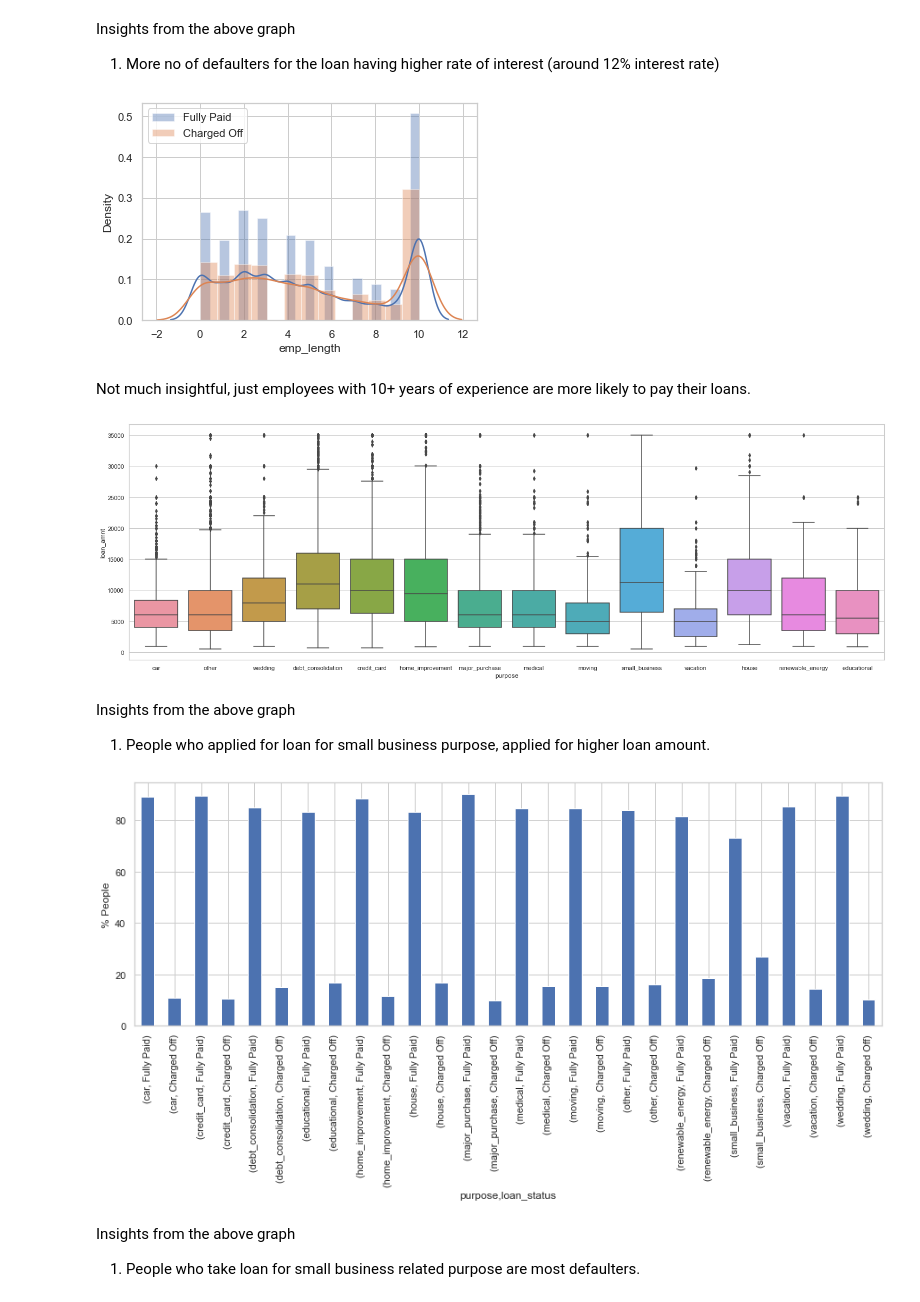
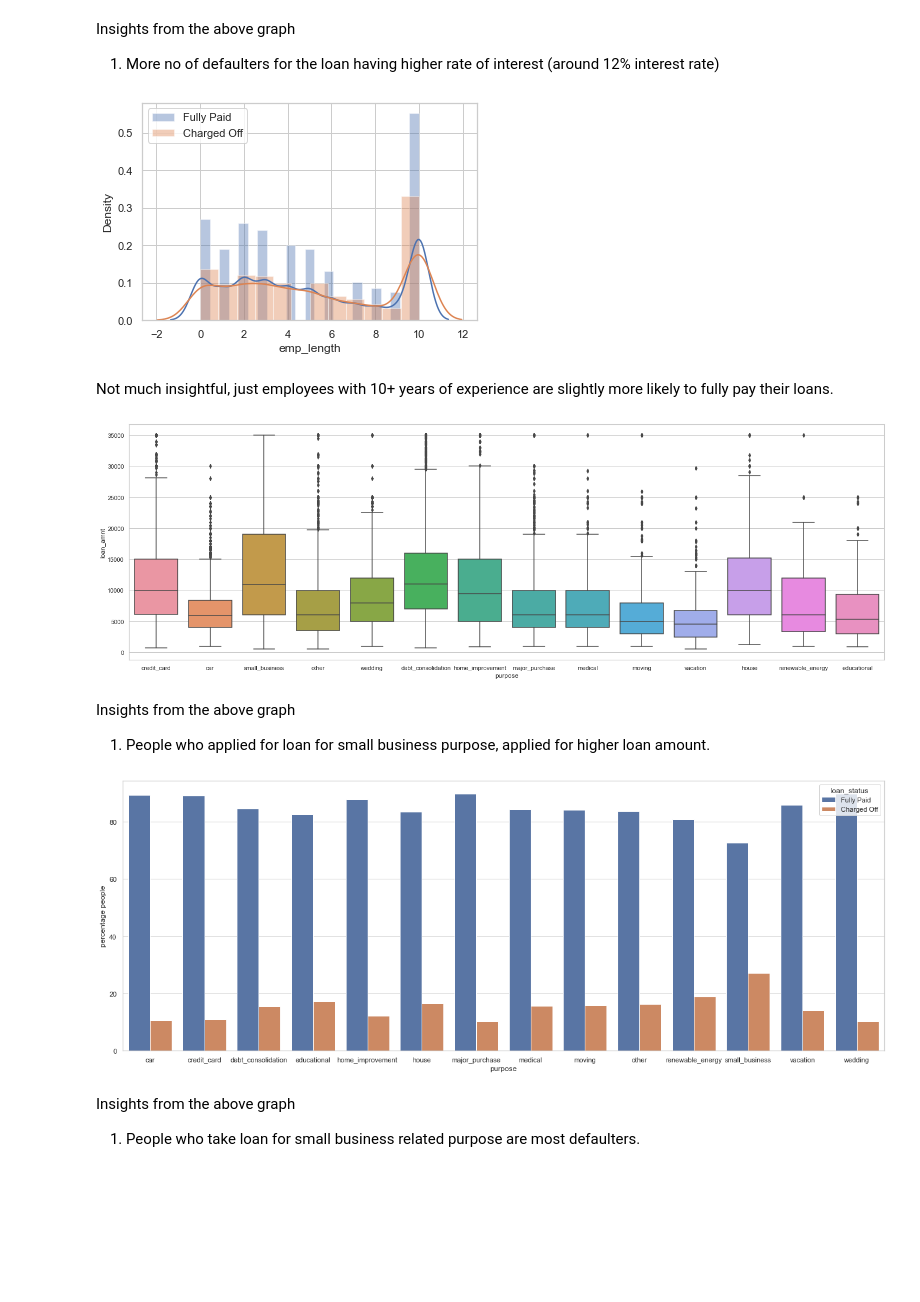
Before and after one commit to Harshulagarwal/LendingClubCaseStudy, a Jupyter notebook: LENDING_CLUB_CASE_STUDY.ipynb, the cells around one changed output. Drawn from its saved outputs; the diff is of its cells as text; code cells hidden in the pictures; blank space fills up the shorter version.

```diff
--- a/LENDING_CLUB_CASE_STUDY.ipynb
+++ b/LENDING_CLUB_CASE_STUDY.ipynb
@@ -218,7 +218,7 @@ Index(['id', 'member_id', 'loan_amnt', 'funded_amnt', 'funded_amnt_inv',
 loan = loan.drop(['delinq_2yrs', 'inq_last_6mths', 'open_acc','pub_rec', 'revol_bal', 'revol_util', 'total_acc', 'out_prncp',
                   'out_prncp_inv', 'total_pymnt', 'total_pymnt_inv', 'total_rec_prncp', 'total_rec_int', 'total_rec_late_fee',
                   'recoveries', 'collection_recovery_fee', 'last_pymnt_d', 'last_pymnt_amnt', 'last_credit_pull_d','collections_12_mths_ex_med', 'chargeoff_within_12_mths', 'tax_liens','id', 'member_id',
-                                 'url', 'desc', 'zip_code','pub_rec_bankruptcies','earliest_cr_line'
+                                 'url', 'desc', 'zip_code','pub_rec_bankruptcies','earliest_cr_line','title'
                  ], axis = 1)
 # %%
 #  removing columns 'funded_amnt', 'funded_amnt_inv' since they are processed after lending club analysis so unnecessary wrt to our analysis
@@ -297,6 +287,8 @@ freq          131
 Name: emp_title, dtype: object
 # %% [markdown]
 Can impute emp_title column with mode since it has a categorical values. Thus 'US ARMY' can be used to impute NAN values.
+# %%
+loan['emp_title'].fillna(loan['emp_title'].mode()[0], inplace = True)
 # %%
 loan['emp_length'].describe()
 # %% [output]
@@ -307,3 +299,5 @@ freq           8488
 Name: emp_length, dtype: object
 # %% [markdown]
 Can impute emp_length column with mode since it has a categorical values. Thus '10+ years' can be used to impute NAN values.
+# %%
+loan['emp_length'].fillna(loan['emp_length'].mode()[0], inplace = True)
@@ -322,7 +336,2 @@ max          3.000000
 dtype: float64
-# %%
-# Removing rows where title, employee title, employee length are NAN.
-loan = loan[~loan['title'].isnull()]
-loan = loan[~loan['emp_title'].isnull()]
-loan = loan[~loan['emp_length'].isnull()]
 # %%
@@ -669,24 +675,30 @@ sns.distplot(loan[loan["loan_status"]=="Charged Off"]['emp_length'], label="Char
 plt.legend()
 plt.show()
 # %% [output]
-[figure, old version]
+[figure, new version]
 # %% [markdown]
-Not much insightful, just employees with 10+ years of experience are more likely to pay their loans.
+Not much insightful, just employees with 10+ years of experience are slightly more likely to fully pay their loans.
 # %%
 plt.figure(figsize=(25,8))
 sns.boxplot(y=loan['loan_amnt'], x = loan['purpose'])
 plt.show()
 # %% [output]
-[figure, old version]
+[figure, new version]
 # %% [markdown]
 Insights from the above graph
 1. People who applied for loan for small business purpose, applied for higher loan amount.
 # %%
-plt.figure(figsize=(15,5))
-(loan.groupby('purpose')['loan_status'].value_counts(1)*100).plot.bar(ylabel = '% People')
+purpose_counts = (loan.groupby('purpose')['loan_status']
+                     .value_counts(normalize=True)
+                     .rename('percentage people')
+                     .mul(100)
+                     .reset_index()
+                     .sort_values('purpose'))
+plt.figure(figsize=(22,8))
+p = sns.barplot(x="purpose", y="percentage people", hue="loan_status", data=purpose_counts)
 plt.show()
 # %% [output]
-[figure, old version]
+[figure, new version]
 # %% [markdown]
 Insights from the above graph
 1. People who take loan for small business related purpose are most defaulters.
```
Also changed, not shown: parts of 92 cells of this notebook.
